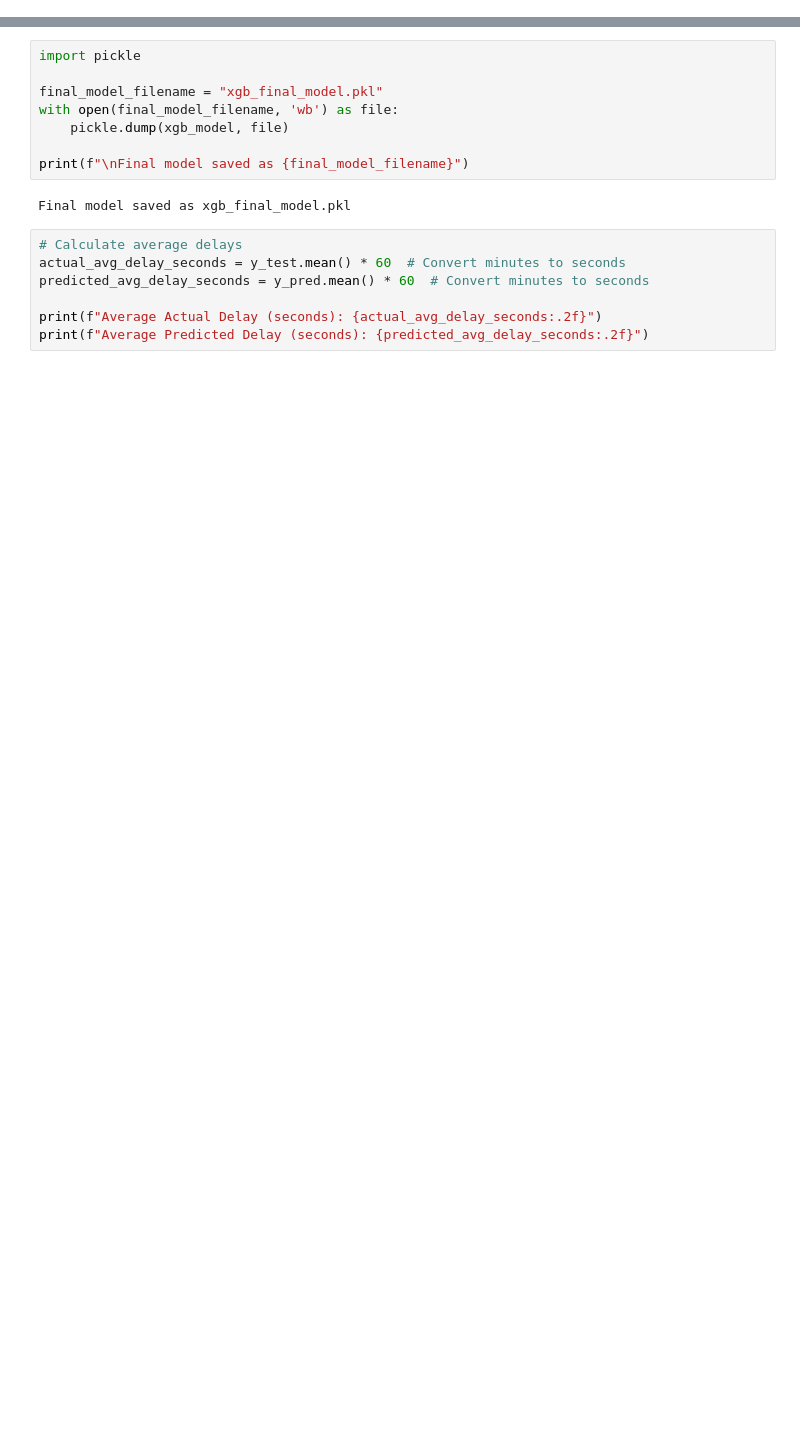
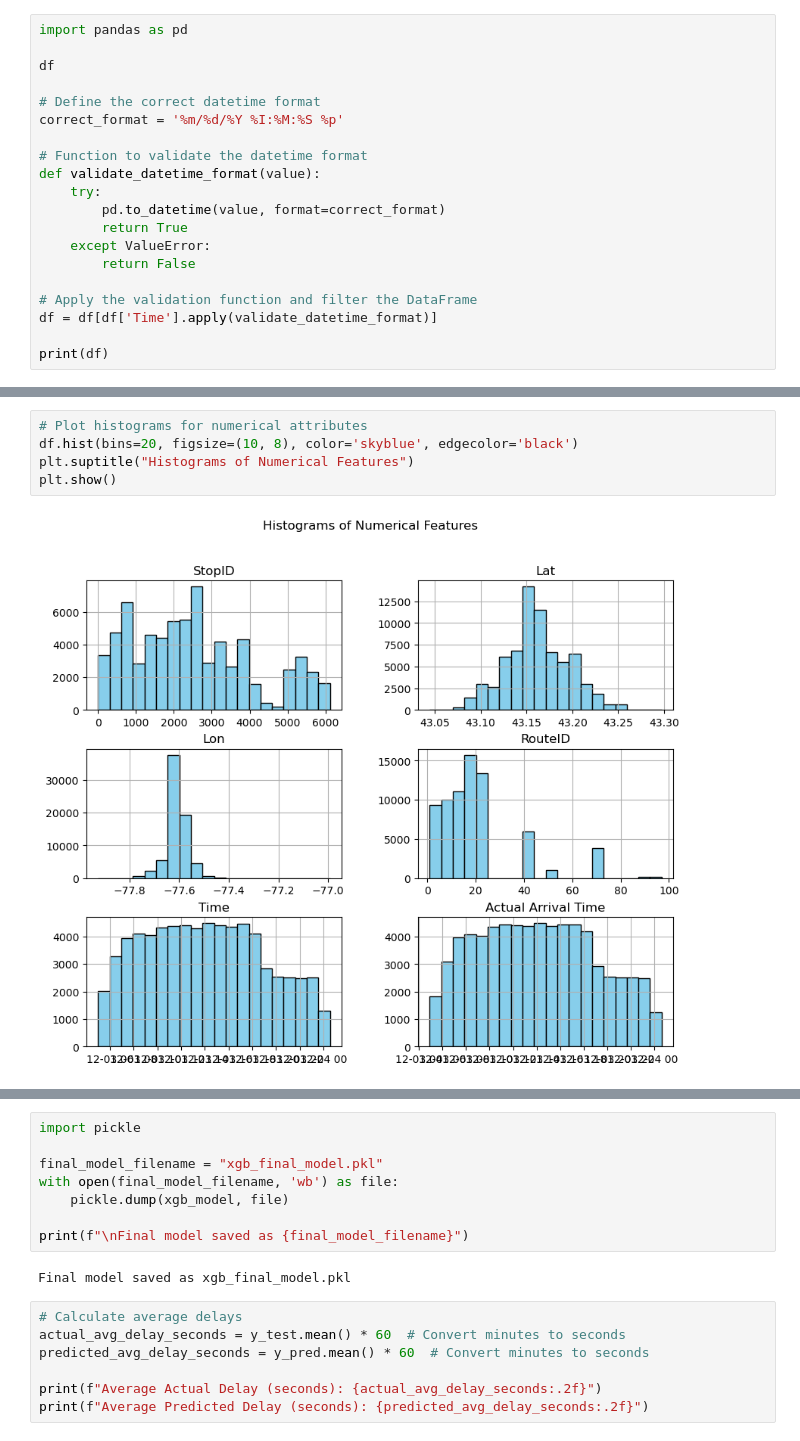
Before and after one commit to PrithviHL/LeaveNow-Real-Time-Bus-Location-Tracking-and-Smart-Departure-Prediction, a Jupyter notebook: final_submission/src/XGBoost_trained_model.ipynb, the cells around one changed output, grey strips where cells are left out. Cells and saved outputs as stored; diff of their text form; blank space fills up the shorter version.

Commit message:
adding correct XGBoost_trained_model.ipynb file

```diff
--- a/final_submission/src/XGBoost_trained_model.ipynb
+++ b/final_submission/src/XGBoost_trained_model.ipynb
@@ -35,0 +33,20 @@ print(df)
+# %%
+import pandas as pd
+
+df
+
+# Define the correct datetime format
+correct_format = '%m/%d/%Y %I:%M:%S %p'
+
+# Function to validate the datetime format
+def validate_datetime_format(value):
+    try:
+        pd.to_datetime(value, format=correct_format)
+        return True
+    except ValueError:
+        return False
+
+# Apply the validation function and filter the DataFrame
+df = df[df['Time'].apply(validate_datetime_format)]
+
+print(df)
@@ -64,0 +130,7 @@ print(df)
+# %%
+# Plot histograms for numerical attributes
+df.hist(bins=20, figsize=(10, 8), color='skyblue', edgecolor='black')
+plt.suptitle("Histograms of Numerical Features")
+plt.show()
+# %% [output]
+[figure, added]
```
Also changed, not shown: parts of 11 cells of this notebook.
